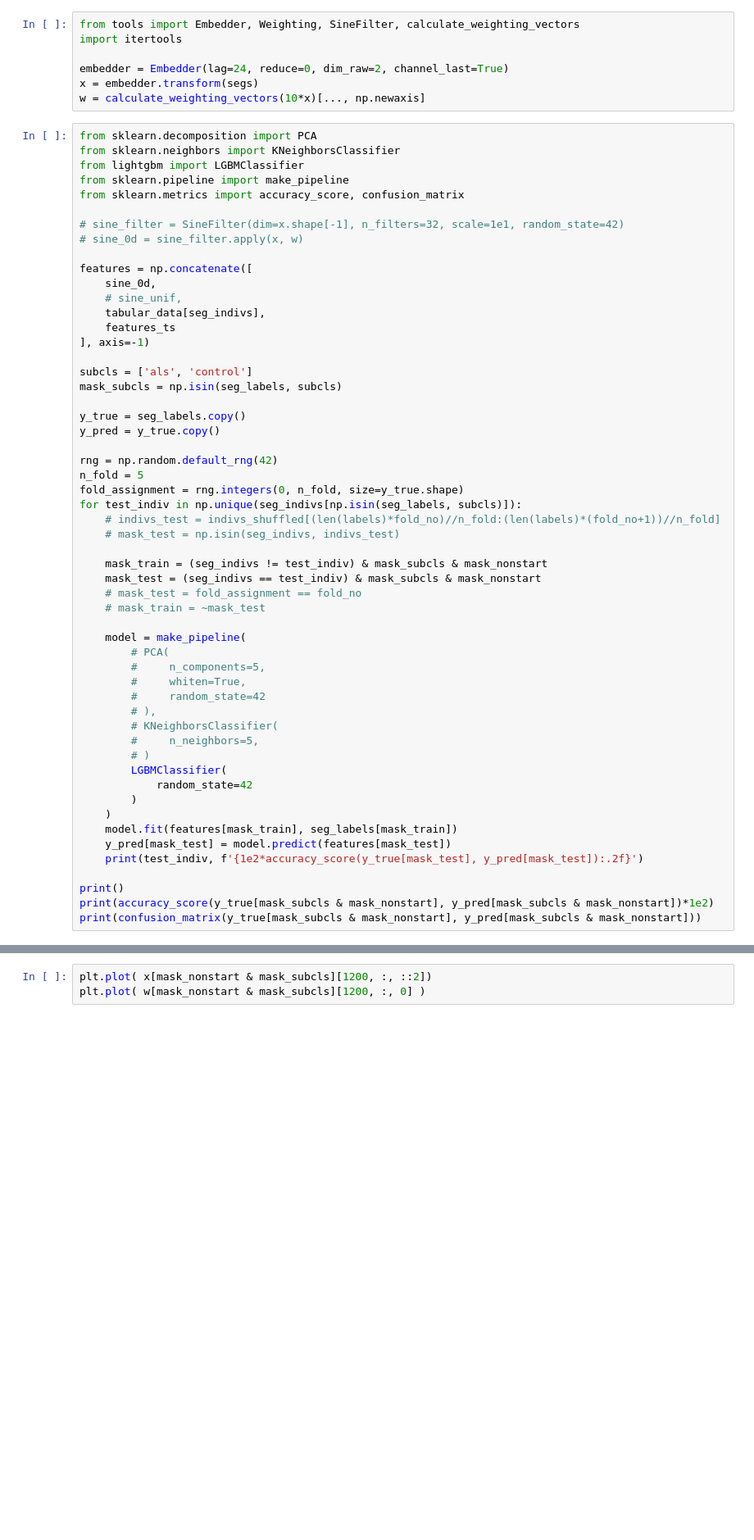
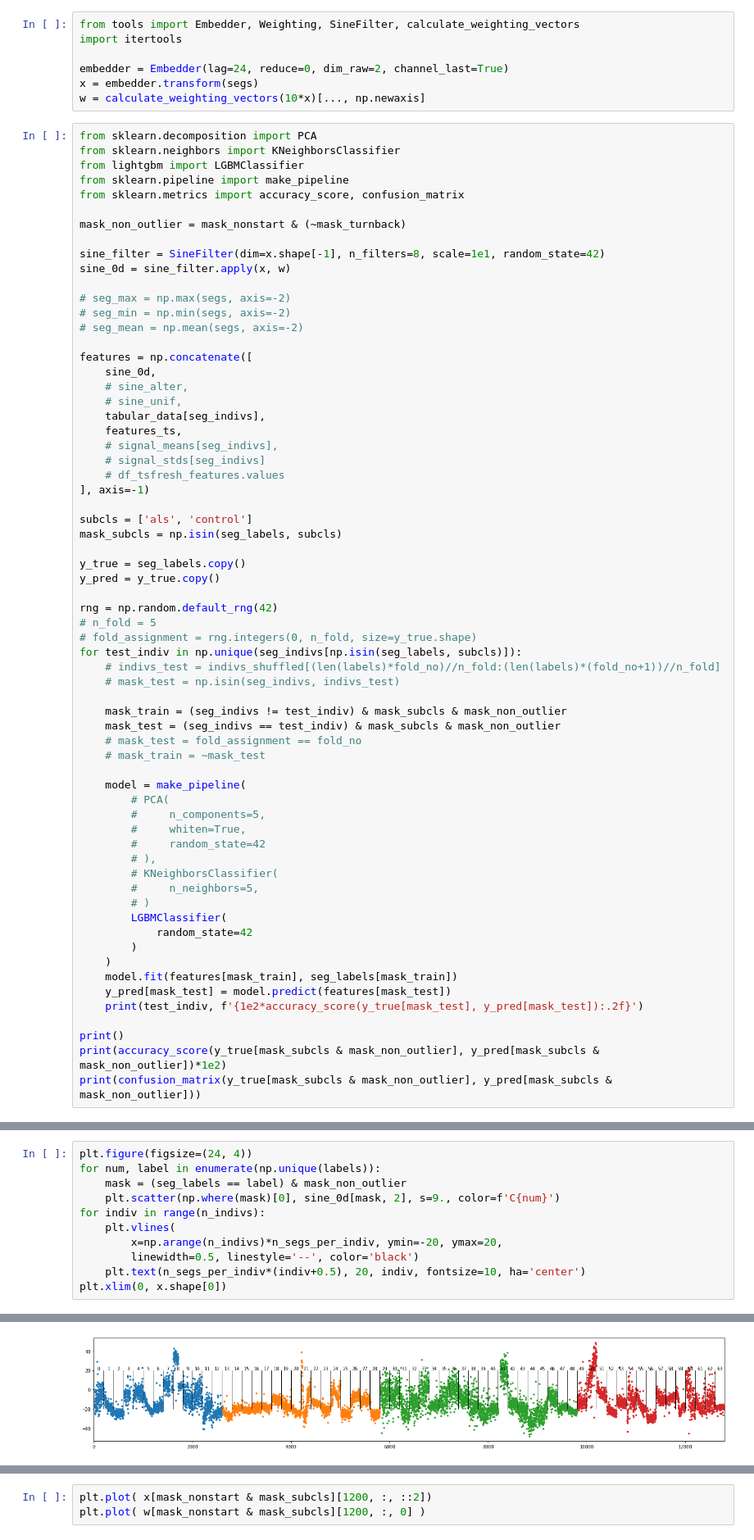
Before and after one commit to sinwall/geoml, a Jupyter notebook: gait.ipynb, the cells around one changed output, grey strips where cells are left out. Shown at 82% size. Saved outputs shown, nothing was run; the diff lists cells and outputs as text; blank space fills up the shorter version.

```diff
--- a/gait.ipynb
+++ b/gait.ipynb
@@ -97,14 +157,24 @@ from lightgbm import LGBMClassifier
 from sklearn.pipeline import make_pipeline
 from sklearn.metrics import accuracy_score, confusion_matrix
 
-# sine_filter = SineFilter(dim=x.shape[-1], n_filters=32, scale=1e1, random_state=42)
-# sine_0d = sine_filter.apply(x, w)
+mask_non_outlier = mask_nonstart & (~mask_turnback)
+
+sine_filter = SineFilter(dim=x.shape[-1], n_filters=8, scale=1e1, random_state=42)
+sine_0d = sine_filter.apply(x, w)
+
+# seg_max = np.max(segs, axis=-2)
+# seg_min = np.min(segs, axis=-2)
+# seg_mean = np.mean(segs, axis=-2)
 
 features = np.concatenate([
     sine_0d,
+    # sine_alter,
     # sine_unif,
     tabular_data[seg_indivs],
-    features_ts
+    features_ts,
+    # signal_means[seg_indivs],
+    # signal_stds[seg_indivs]
+    # df_tsfresh_features.values
 ], axis=-1)
 
 subcls = ['als', 'control']
@@ -114,14 +184,14 @@ y_true = seg_labels.copy()
 y_pred = y_true.copy()
 
 rng = np.random.default_rng(42)
-n_fold = 5
-fold_assignment = rng.integers(0, n_fold, size=y_true.shape)
+# n_fold = 5
+# fold_assignment = rng.integers(0, n_fold, size=y_true.shape)
 for test_indiv in np.unique(seg_indivs[np.isin(seg_labels, subcls)]):
     # indivs_test = indivs_shuffled[(len(labels)*fold_no)//n_fold:(len(labels)*(fold_no+1))//n_fold]
     # mask_test = np.isin(seg_indivs, indivs_test)
 
-    mask_train = (seg_indivs != test_indiv) & mask_subcls & mask_nonstart
-    mask_test = (seg_indivs == test_indiv) & mask_subcls & mask_nonstart
+    mask_train = (seg_indivs != test_indiv) & mask_subcls & mask_non_outlier
+    mask_test = (seg_indivs == test_indiv) & mask_subcls & mask_non_outlier
     # mask_test = fold_assignment == fold_no
     # mask_train = ~mask_test
 
@@ -143,7 +213,7 @@ for test_indiv in np.unique(seg_indivs[np.isin(seg_labels, subcls)]):
     print(test_indiv, f'{1e2*accuracy_score(y_true[mask_test], y_pred[mask_test]):.2f}')
 
 print()
-print(accuracy_score(y_true[mask_subcls & mask_nonstart], y_pred[mask_subcls & mask_nonstart])*1e2)
-print(confusion_matrix(y_true[mask_subcls & mask_nonstart], y_pred[mask_subcls & mask_nonstart]))
+print(accuracy_score(y_true[mask_subcls & mask_non_outlier], y_pred[mask_subcls & mask_non_outlier])*1e2)
+print(confusion_matrix(y_true[mask_subcls & mask_non_outlier], y_pred[mask_subcls & mask_non_outlier]))
 # %% [output]
 0 100.00
@@ -165,0 +236,12 @@ print(confusion_matrix(y_true[mask_subcls & mask_nonstart], y_pred[mask_subcls &
+# %%
+plt.figure(figsize=(24, 4))
+for num, label in enumerate(np.unique(labels)):
+    mask = (seg_labels == label) & mask_non_outlier
+    plt.scatter(np.where(mask)[0], sine_0d[mask, 2], s=9., color=f'C{num}')
+for indiv in range(n_indivs):
+    plt.vlines(
+        x=np.arange(n_indivs)*n_segs_per_indiv, ymin=-20, ymax=20,
+        linewidth=0.5, linestyle='--', color='black')
+    plt.text(n_segs_per_indiv*(indiv+0.5), 20, indiv, fontsize=10, ha='center')
+plt.xlim(0, x.shape[0])
+# %% [output]
@@ -165,0 +249 @@ print(confusion_matrix(y_true[mask_subcls & mask_nonstart], y_pred[mask_subcls &
+[figure, added]
```
Also changed, not shown: parts of 16 cells of this notebook.
